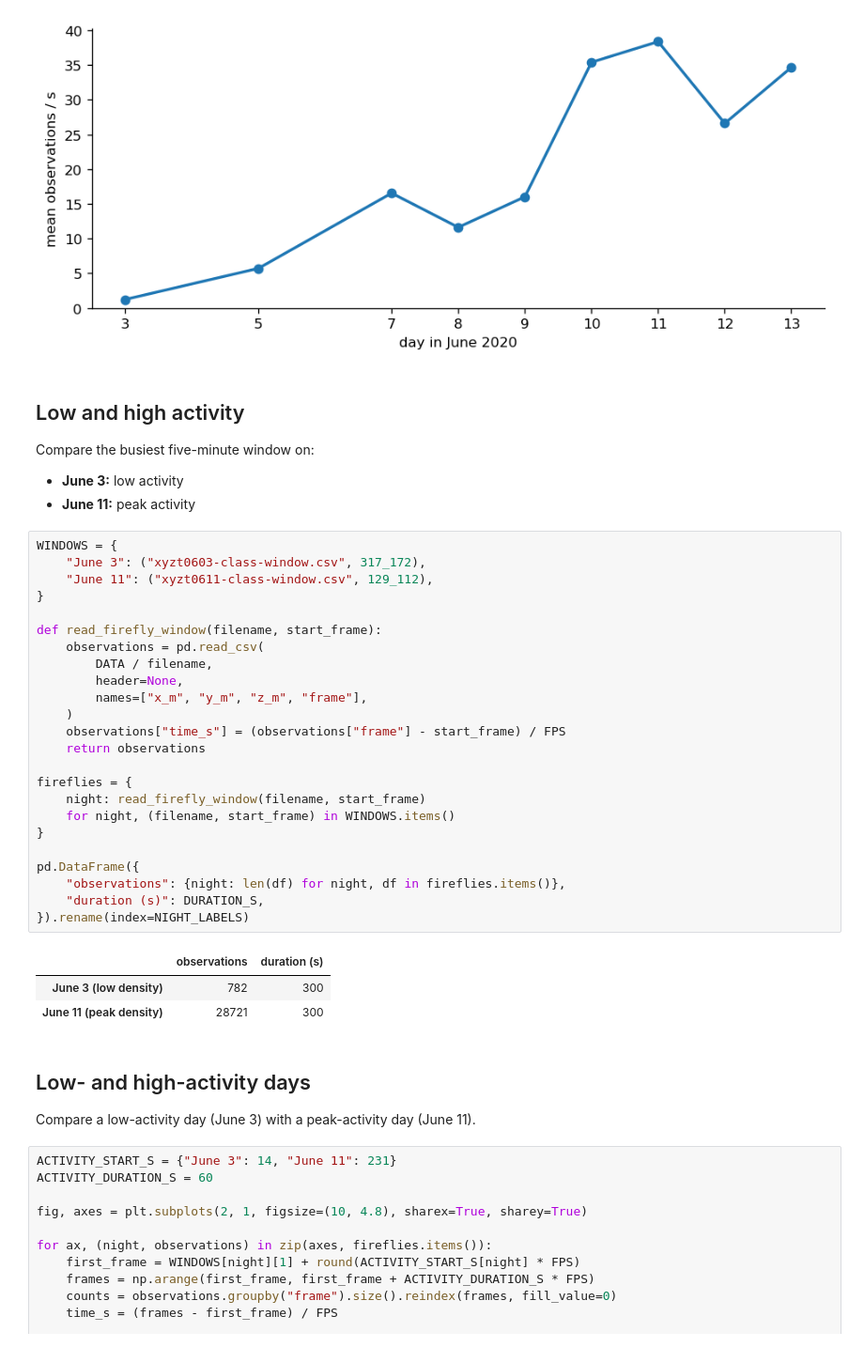
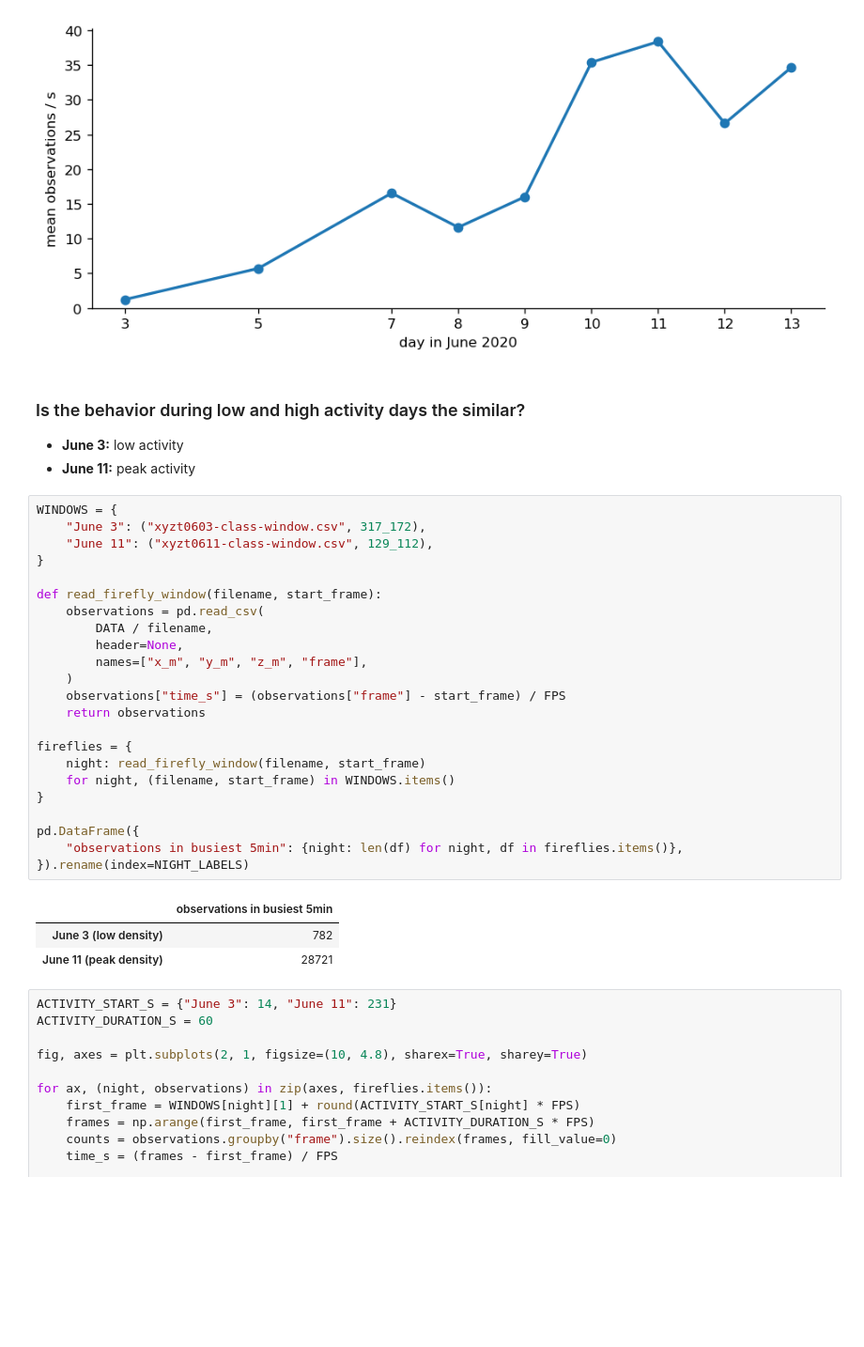
Before and after one commit to shaevitz/567-Crowd-Control, a Jupyter notebook: lectures/lecture-02-firefly-synchronization.ipynb, the cells around one changed output. Shown at 94% size. Drawn from its saved outputs; the diff is of its cells as text; blank space fills up the shorter version.

```diff
--- a/lectures/lecture-02-firefly-synchronization.ipynb
+++ b/lectures/lecture-02-firefly-synchronization.ipynb
@@ -253,44 +268,37 @@ plt.show()
 # %% [output]
 [figure]
 # %% [markdown]
-## Low and high activity
-
-Compare the busiest five-minute window on:
+### Is the behavior during low and high activity days the similar?
 
 - **June 3:** low activity
 - **June 11:** peak activity
 # %%
 WINDOWS = {
     "June 3": ("xyzt0603-class-window.csv", 317_172),
     "June 11": ("xyzt0611-class-window.csv", 129_112),
 }
 
 def read_firefly_window(filename, start_frame):
     observations = pd.read_csv(
         DATA / filename,
         header=None,
         names=["x_m", "y_m", "z_m", "frame"],
     )
     observations["time_s"] = (observations["frame"] - start_frame) / FPS
     return observations
 
 fireflies = {
     night: read_firefly_window(filename, start_frame)
     for night, (filename, start_frame) in WINDOWS.items()
 }
 
 pd.DataFrame({
-    "observations": {night: len(df) for night, df in fireflies.items()},
-    "duration (s)": DURATION_S,
+    "observations in busiest 5min": {night: len(df) for night, df in fireflies.items()},
 }).rename(index=NIGHT_LABELS)
 # %% [output]
-|  | observations | duration (s) |
-| June 3 (low density) | 782 | 300 |
-| June 11 (peak density) | 28721 | 300 |
+|  | observations in busiest 5min |
+| June 3 (low density) | 782 |
+| June 11 (peak density) | 28721 |
-# %% [markdown]
-## Low- and high-activity days
-
-Compare a low-activity day (June 3) with a peak-activity day (June 11).
 # %%
 ACTIVITY_START_S = {"June 3": 14, "June 11": 231}
 ACTIVITY_DURATION_S = 60
```
Also changed, not shown: parts of 27 cells of this notebook, 9 other files.
